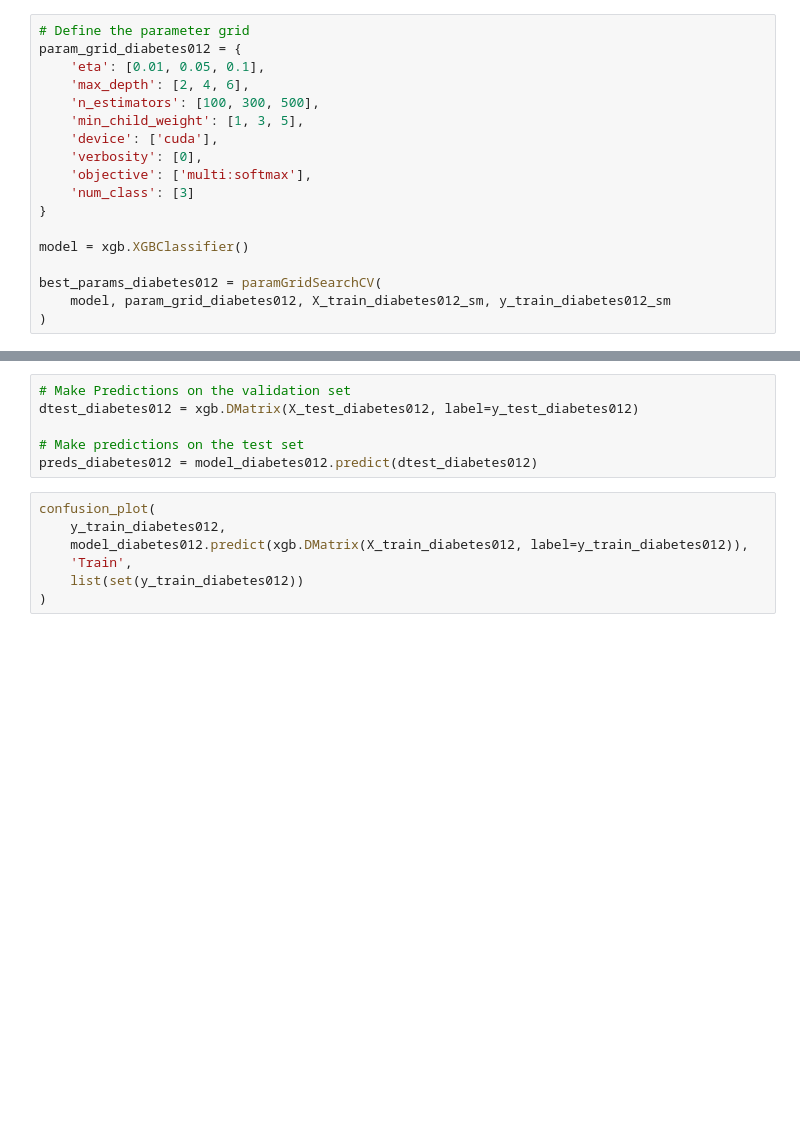
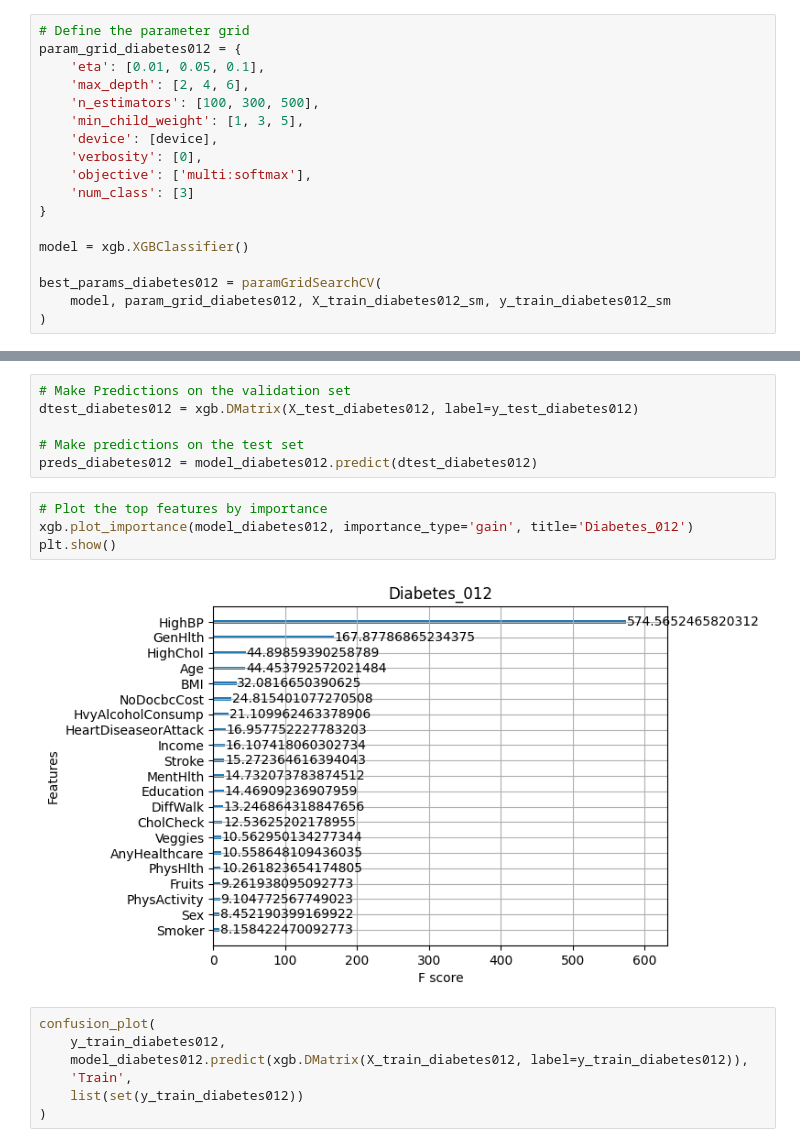
Before and after one commit to Panta-Rhei-LZ/DS-9000-Project-Data, a Jupyter notebook: Boosting.ipynb, the cells around one changed output, grey strips where cells are left out. Drawn from its saved outputs; the diff is of its cells as text; blank space fills up the shorter version.

```diff
--- a/Boosting.ipynb
+++ b/Boosting.ipynb
@@ -207,7 +213,7 @@ param_grid_diabetes012 = {
     'max_depth': [2, 4, 6],
     'n_estimators': [100, 300, 500],
     'min_child_weight': [1, 3, 5],
-    'device': ['cuda'],
+    'device': [device],
     'verbosity': [0],
     'objective': ['multi:softmax'],
     'num_class': [3]
@@ -250,6 +256,12 @@ dtest_diabetes012 = xgb.DMatrix(X_test_diabetes012, label=y_test_diabetes012)
 
 # Make predictions on the test set
 preds_diabetes012 = model_diabetes012.predict(dtest_diabetes012)
+# %%
+# Plot the top features by importance
+xgb.plot_importance(model_diabetes012, importance_type='gain', title='Diabetes_012')
+plt.show()
+# %% [output]
+[figure, added]
 # %%
 confusion_plot(
     y_train_diabetes012,
```
Also changed, not shown: parts of 3 cells of this notebook.
